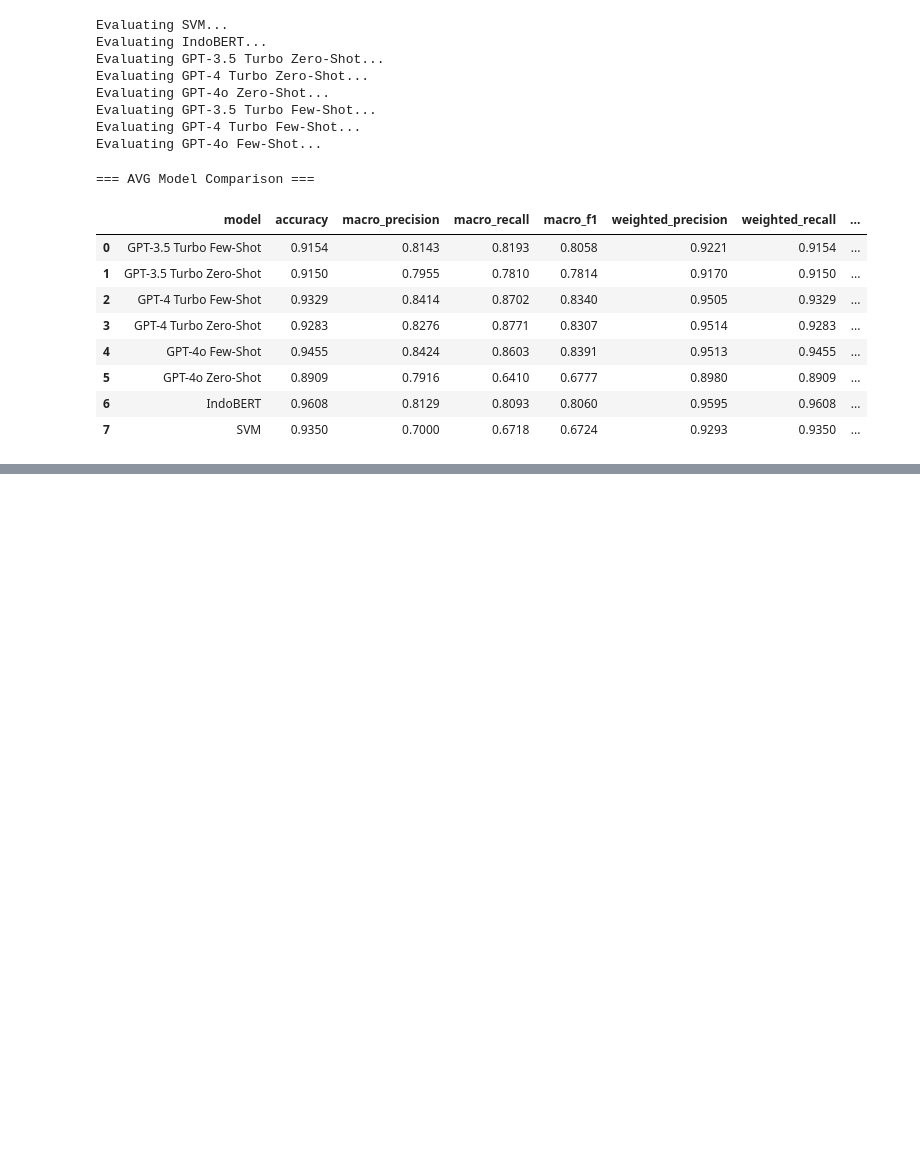
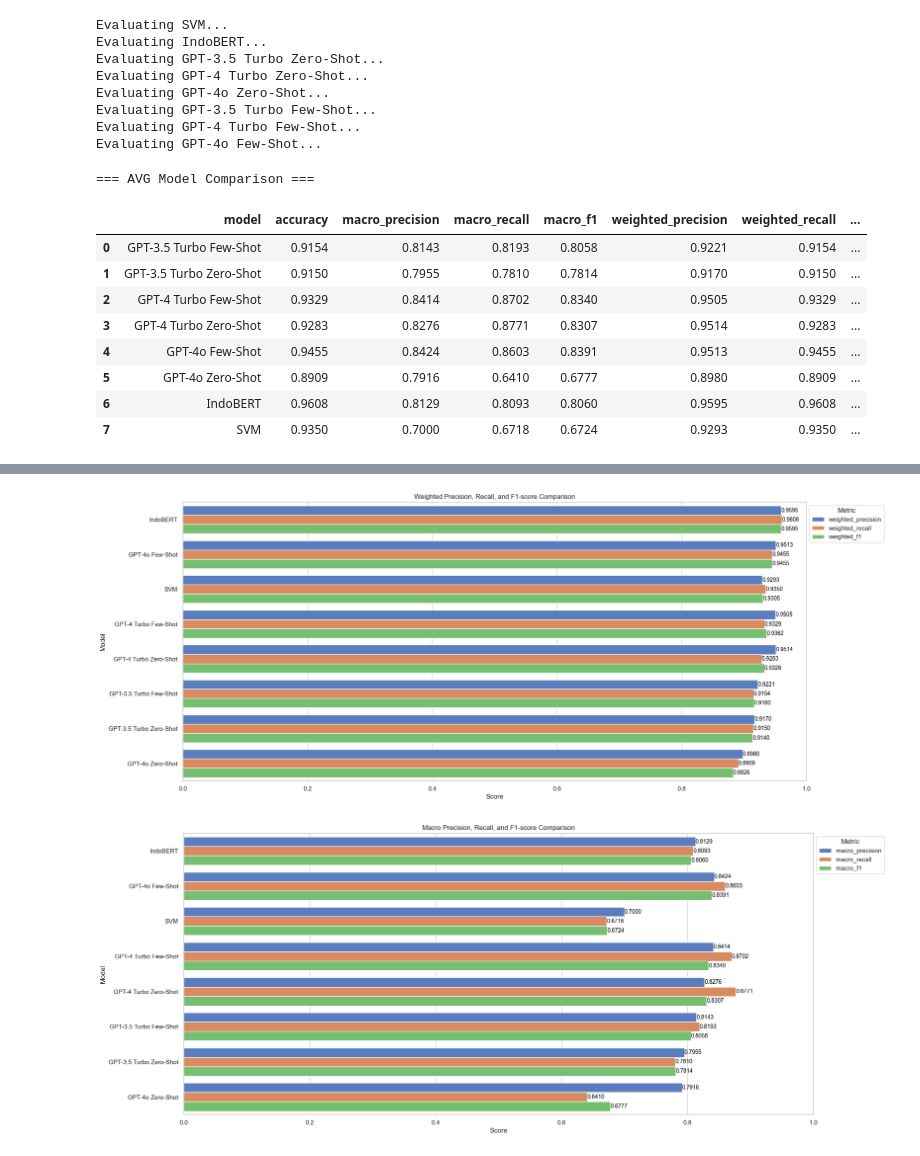
Before and after one commit to chells990/ABSA-Indonesia-Hotel-Reviews, a Jupyter notebook: notebook/eval.ipynb, the cells around one changed output, grey strips where cells are left out. Saved outputs shown, nothing was run; the diff lists cells and outputs as text; code cells hidden in the pictures; blank space fills up the shorter version.

```diff
--- a/notebook/eval.ipynb
+++ b/notebook/eval.ipynb
@@ -154,0 +164,37 @@ aspect_performance.round(4)
+# %%
+def add_value_labels(ax, decimal_places=4):
+    """Adds value labels to bars in a barplot, skipping zeros."""
+    for p in ax.patches:
+        if p.get_width() > 0:
+            ax.annotate(f'{p.get_width():.{decimal_places}f}',
+                        (p.get_width(), p.get_y() + p.get_height() / 2),
+                        ha='left', va='center', fontsize=10, color='black')
+
+# First plot: Weighted metrics
+metrics = ["weighted_precision", "weighted_recall", "weighted_f1"]
+melted_df = model_comparison.melt(id_vars=["model"], value_vars=metrics, var_name="Metric", value_name="Score")
+plt.figure(figsize=(20, 9))
+ax = sns.barplot(data=melted_df, x="Score", y="model", hue="Metric", palette="muted")
+plt.xlabel("Score")
+plt.ylabel("Model")
+plt.xlim(0, 1)
+plt.title("Weighted Precision, Recall, and F1-score Comparison")
+add_value_labels(ax)
+plt.legend(title="Metric", loc="upper left", bbox_to_anchor=(1, 1))
+plt.show()
+
+# Second plot: Macro metrics
+metrics = ["macro_precision", "macro_recall", "macro_f1"]
+melted_df = model_comparison.melt(id_vars=["model"], value_vars=metrics, var_name="Metric", value_name="Score")
+plt.figure(figsize=(20, 9))
+ax = sns.barplot(data=melted_df, x="Score", y="model", hue="Metric", palette="muted")
+plt.xlabel("Score")
+plt.ylabel("Model")
+plt.xlim(0, 1)
+plt.title("Macro Precision, Recall, and F1-score Comparison")
+add_value_labels(ax)
+plt.legend(title="Metric", loc="upper left", bbox_to_anchor=(1, 1))
+plt.show()
+# %% [output]
+[figure, added]
+[figure, added]
```
Also changed, not shown: parts of 9 cells of this notebook.
